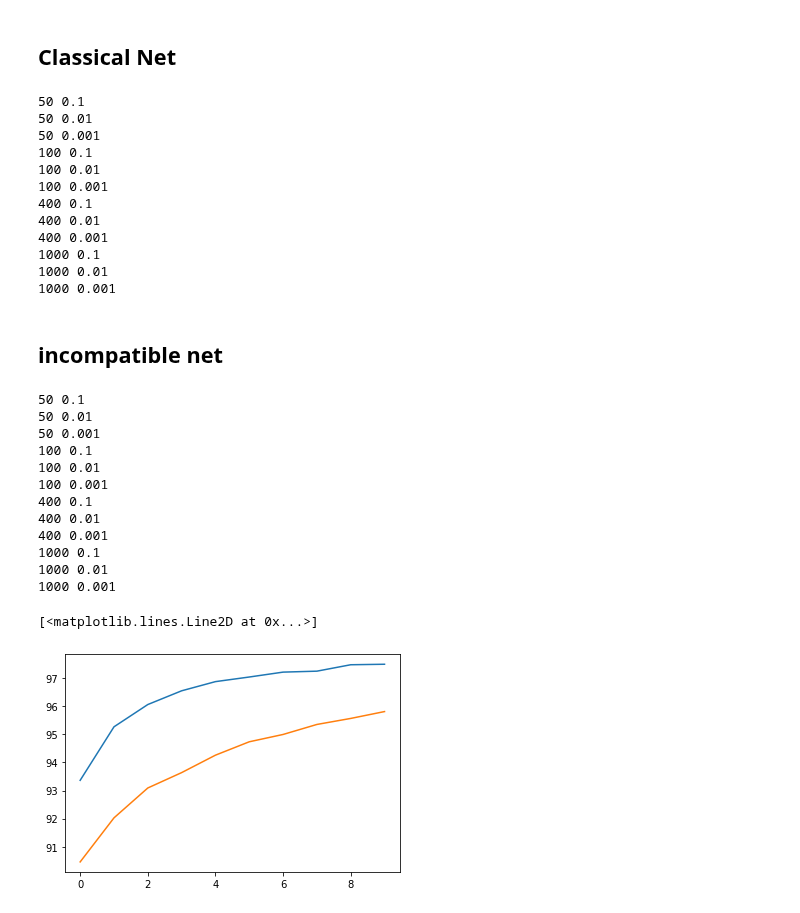
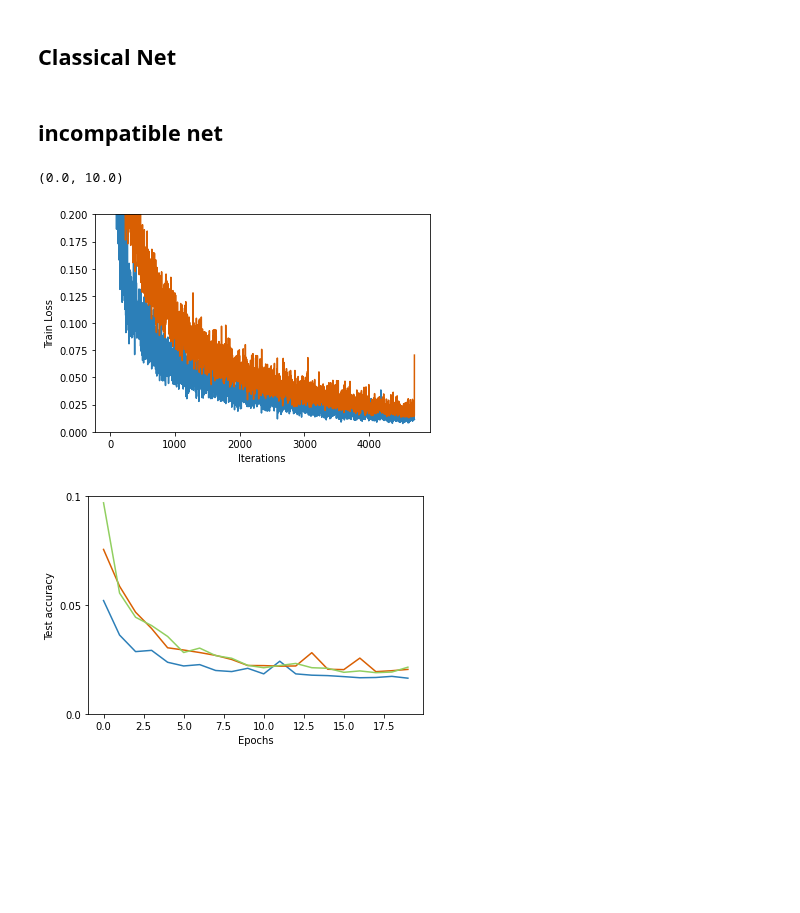
Before and after one commit to BruntonUWBio/structured-random-features, a Jupyter notebook: notebooks/reports/15.1-bp-initialize-mnist-SGD.ipynb, the cells around one changed output. Drawn from its saved outputs; the diff is of its cells as text; code cells hidden in the pictures; blank space fills up the shorter version.

```diff
--- a/notebooks/reports/15.1-bp-initialize-mnist-SGD.ipynb
+++ b/notebooks/reports/15.1-bp-initialize-mnist-SGD.ipynb
@@ -77,10 +70,0 @@ for h in hidden_size_list:
-# %%
-h = 1000
-lr = 0.1
-
-import matplotlib.pyplot as plt
-fig = plt.figure()
-plt.plot(v1_train_loss[h][lr]['mean'])
-
-fig = plt.figure()
-plt.plot(100 - v1_test_accuracy[h][lr]['mean'])
@@ -105,7 +85,7 @@ for h in hidden_size_list:
             # define the model and optimizer
             model = classical_RFNet(inp_size, h, scale=scale).to(device)
             model.RF_layer.weight.requires_grad = True
-            optimizer = optim.SGD(model.parameters(), lr=lr)
+            optimizer = optim.Adam(model.parameters(), lr=lr)
 
             for epoch in range(num_epochs):
                 loss = train(log_interval, device, model, train_loader, optimizer, epoch, loss_fn, verbose=False)
@@ -120,23 +100,10 @@ for h in hidden_size_list:
         # test error
         classical_test_accuracy[h][lr]['mean'] = np.mean(test_accuracy, axis=0)
         classical_test_accuracy[h][lr]['std'] = np.std(test_accuracy, axis=0) / np.sqrt(num_trials)
-# %% [output]
-50 0.1
-50 0.01
-50 0.001
-100 0.1
-100 0.01
-100 0.001
-400 0.1
-400 0.01
-400 0.001
-1000 0.1
-1000 0.01
-1000 0.001
 # %% [markdown]
 ## incompatible net
 # %%
-s, f = 0.5, 0.5
+s, f = incompatible['s'], incompatible['f']
 incompatible_train_loss = {h: {lr: {'mean': [], 'std': []} for lr in lr_list} for h in hidden_size_list}
 incompatible_test_accuracy = {h: {lr: {'mean': [], 'std': []} for lr in lr_list} for h in hidden_size_list}
 
@@ -150,7 +117,7 @@ for h in hidden_size_list:
             # define the model and optimizer
             model = V1_mnist_RFNet(h, s, f, center=None, scale=scale).to(device)
             model.v1_layer.weight.requires_grad = True
-            optimizer = optim.SGD(model.parameters(), lr=lr)
+            optimizer = optim.Adam(model.parameters(), lr=lr)
 
             for epoch in range(num_epochs):
                 loss = train(log_interval, device, model, train_loader, optimizer, epoch, loss_fn, verbose=False)
@@ -165,34 +132,43 @@ for h in hidden_size_list:
         # test error
         incompatible_test_accuracy[h][lr]['mean'] = np.mean(test_accuracy, axis=0)
         incompatible_test_accuracy[h][lr]['std'] = np.std(test_accuracy, axis=0) / np.sqrt(num_trials)
-# %% [output]
-50 0.1
-50 0.01
-50 0.001
-100 0.1
-100 0.01
-100 0.001
-400 0.1
-400 0.01
-400 0.001
-1000 0.1
-1000 0.01
-1000 0.001
 # %%
 # save results
+s, f = compatible['s'], compatible['f']
 results = {}
 results['V1'] = {'train_loss': v1_train_loss, 'test_accuracy': v1_test_accuracy}
 results['classical'] = {'train_loss': classical_train_loss, 'test_accuracy': classical_test_accuracy}
 results['incompatible'] = {'train_loss': incompatible_train_loss, 'test_accuracy': incompatible_test_accuracy}
 
-with open(data_dir + '/models/results/initialize_mnist/full_data/clf_s=%0.2f_f=%0.2f_torch.pickle' % (5.32, 1.965), 'wb') as handle:
+with open(data_dir + '/models/results/initialize_mnist/full_data/clf_s=%0.2f_f=%0.2f_ADAM_torch.pickle' % (s, f), 'wb') as handle:
     pickle.dump(results, handle, protocol=pickle.HIGHEST_PROTOCOL)
 # %%
-h, lr = 1000, 0.1
+import matplotlib.pyplot as plt
+s, f = 5, 2
+with open(data_dir + '/models/results/initialize_mnist/full_data/clf_s=%0.2f_f=%0.2f_SGD_torch.pickle' % (s, f), 'rb') as handle:
+    results = pickle.load(handle)
+
+
+h, lr = 1000, 1E-1
 fig = plt.figure()
-plt.plot(results['V1']['test_accuracy'][h][lr]['mean'])
-plt.plot(results['classical']['test_accuracy'][h][lr]['mean'])
-# plt.ylim(0, 1)
+plt.plot(results['V1']['train_loss'][h][lr]['mean'], c='#2c7fb8')
+plt.plot(results['classical']['train_loss'][h][lr]['mean'], c='#d95f02')
+# plt.plot(results['incompatible']['train_loss'][h][lr]['mean'][::235], c='#91cf60')
+plt.ylim(0, 0.2)
+plt.xlabel('Iterations')
+plt.ylabel('Train Loss')
+
+fig = plt.figure()
+ax = fig.add_subplot(111)
+plt.plot(100 - results['V1']['test_accuracy'][h][lr]['mean'], c='#2c7fb8')
+plt.plot(100 - results['classical']['test_accuracy'][h][lr]['mean'], c='#d95f02')
+plt.plot(100 - results['incompatible']['test_accuracy'][h][lr]['mean'], c='#91cf60')
+plt.xlabel('Epochs')
+plt.ylabel('Test accuracy')
+plt.yticks(np.arange(0, 100, 5))
+ax.set_yticklabels(np.arange(0, 1, 0.05))
+plt.ylim([0, 10])
 # %% [output]
-[<matplotlib.lines.Line2D at 0x...>]
+(0.0, 10.0)
-[figure, old version]
+[figure, new version]
+[figure, added]
```
Also changed, not shown: parts of 3 cells of this notebook, 6 other files.
